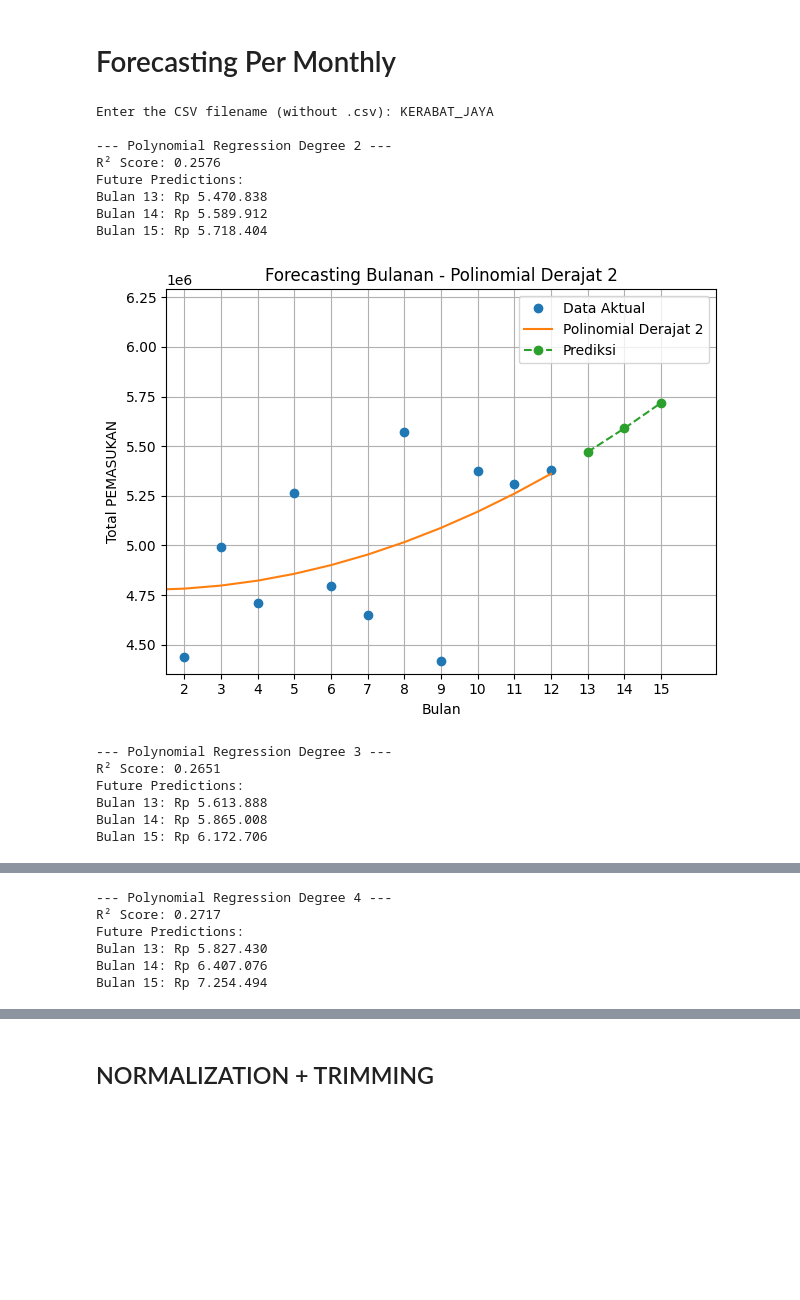
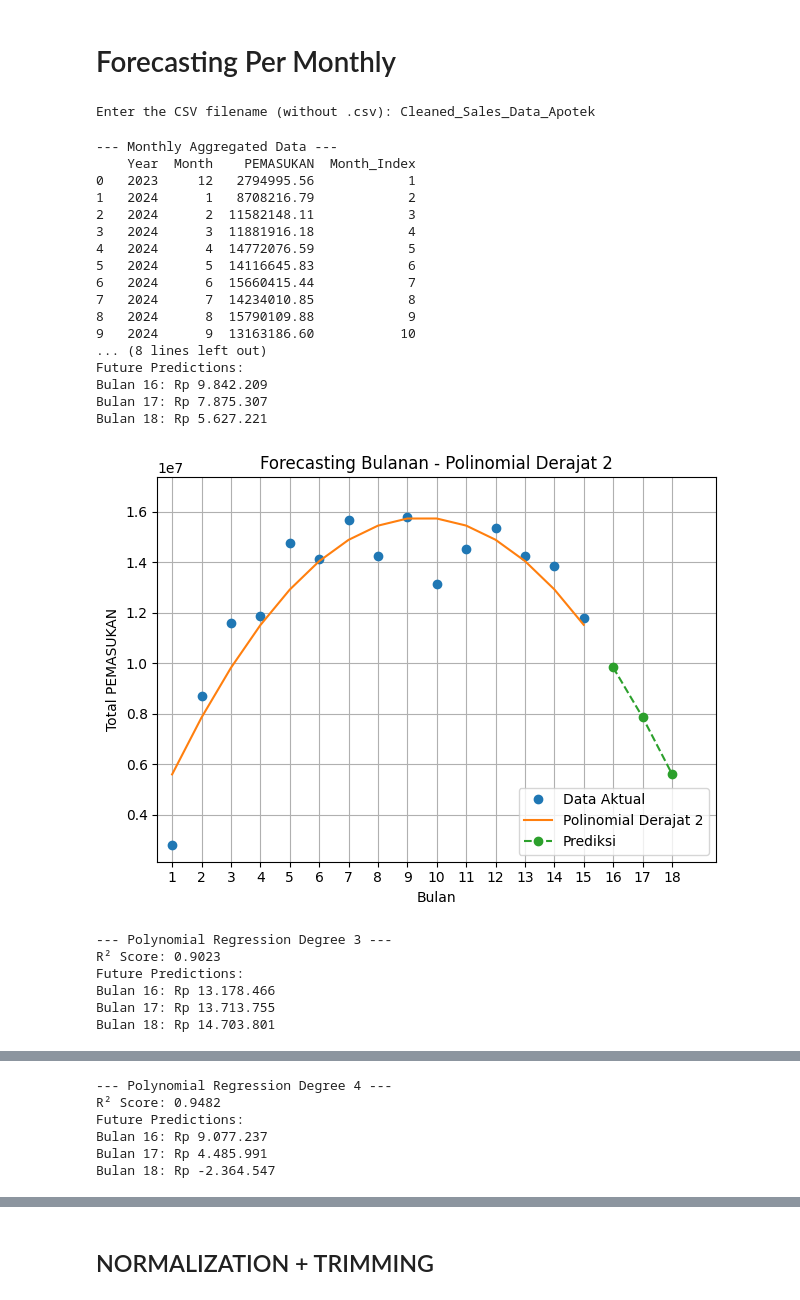
Before and after one commit to HaykalRamadhan/forecasting, a Jupyter notebook: UP.ipynb, the cells around one changed output, grey strips where cells are left out. Cells and saved outputs as stored; diff of their text form; code cells hidden in the pictures; blank space fills up the shorter version.

```diff
--- a/UP.ipynb
+++ b/UP.ipynb
@@ -33,6 +33,9 @@ ct['Year'] = ct['Tanggal'].dt.year
 ct['Month'] = ct['Tanggal'].dt.month
 monthly = ct.groupby(['Year', 'Month']).agg({'PEMASUKAN': 'sum'}).reset_index()
 monthly['Month_Index'] = np.arange(1, len(monthly) + 1)
+
+print("\n--- Monthly Aggregated Data ---")
+print(monthly)
 
 # Features and target
 x = np.array(monthly['Month_Index'])
@@ -54,46 +57,56 @@ for degree in [2, 3, 4]:
     func = np.poly1d(AB)
 
     y_pred = func(x)
     y_future = func(future_months)
 
     r2 = compute_r2(y, y_pred)
     print(f"R² Score: {r2:.4f}")
     print("Future Predictions:")
     for i, pred in enumerate(y_future, start=len(x) + 1):
         print(f"Bulan {i}: Rp {int(pred):,}".replace(",", "."))
 
     # Labels
     current_labels = [str(i) for i in x]
     future_labels = [str(i) for i in future_months]
 
     # Plotting
     plt.plot(current_labels, y, marker='o', linestyle='none', label='Data Aktual')
     plt.plot(current_labels, y_pred, label=f'Polinomial Derajat {degree}')
     plt.plot(future_labels, y_future, marker='o', linestyle='dashed', label='Prediksi')
 
-    plt.xlim(left=0.5, right=max(future_months) + 0.5)
+    plt.xlim(left=-0.5, right=max(future_months) + 0.5)
     plt.ylim(top=max(y.max(), y_future.max()) * 1.1)
 
     plt.xlabel('Bulan')
     plt.ylabel('Total PEMASUKAN')
     plt.title(f'Forecasting Bulanan - Polinomial Derajat {degree}')
     plt.legend()
     plt.grid(True)
     plt.tight_layout()
     plt.show()
 # %% [output]
-Enter the CSV filename (without .csv): KERABAT_JAYA
-
---- Polynomial Regression Degree 2 ---
-R² Score: 0.2576
-Future Predictions:
-Bulan 13: Rp 5.470.838
-Bulan 14: Rp 5.589.912
-Bulan 15: Rp 5.718.404
+Enter the CSV filename (without .csv): Cleaned_Sales_Data_Apotek
+--- Monthly Aggregated Data ---
+    Year  Month    PEMASUKAN  Month_Index
+0   2023     12   2794995.56            1
+1   2024      1   8708216.79            2
+2   2024      2  11582148.11            3
+3   2024      3  11881916.18            4
+4   2024      4  14772076.59            5
+5   2024      5  14116645.83            6
+6   2024      6  15660415.44            7
+7   2024      7  14234010.85            8
+8   2024      8  15790109.88            9
+9   2024      9  13163186.60           10
+... (8 lines left out)
+Future Predictions:
+Bulan 16: Rp 9.842.209
+Bulan 17: Rp 7.875.307
+Bulan 18: Rp 5.627.221
-[figure, old version]
+[figure, new version]
---- Polynomial Regression Degree 3 ---
-R² Score: 0.2651
-Future Predictions:
-Bulan 13: Rp 5.613.888
-Bulan 14: Rp 5.865.008
-Bulan 15: Rp 6.172.706
+--- Polynomial Regression Degree 3 ---
+R² Score: 0.9023
+Future Predictions:
+Bulan 16: Rp 13.178.466
+Bulan 17: Rp 13.713.755
+Bulan 18: Rp 14.703.801
@@ -101,6 +114,6 @@ Bulan 15: Rp 6.172.706
---- Polynomial Regression Degree 4 ---
-R² Score: 0.2717
-Future Predictions:
-Bulan 13: Rp 5.827.430
-Bulan 14: Rp 6.407.076
-Bulan 15: Rp 7.254.494
+--- Polynomial Regression Degree 4 ---
+R² Score: 0.9482
+Future Predictions:
+Bulan 16: Rp 9.077.237
+Bulan 17: Rp 4.485.991
+Bulan 18: Rp -2.364.547
```
Also changed, not shown: parts of 3 cells of this notebook.
